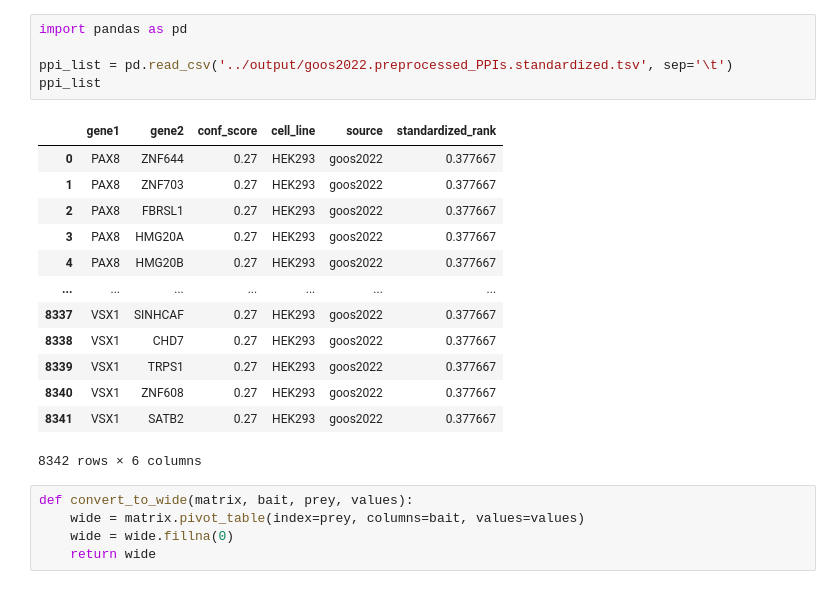
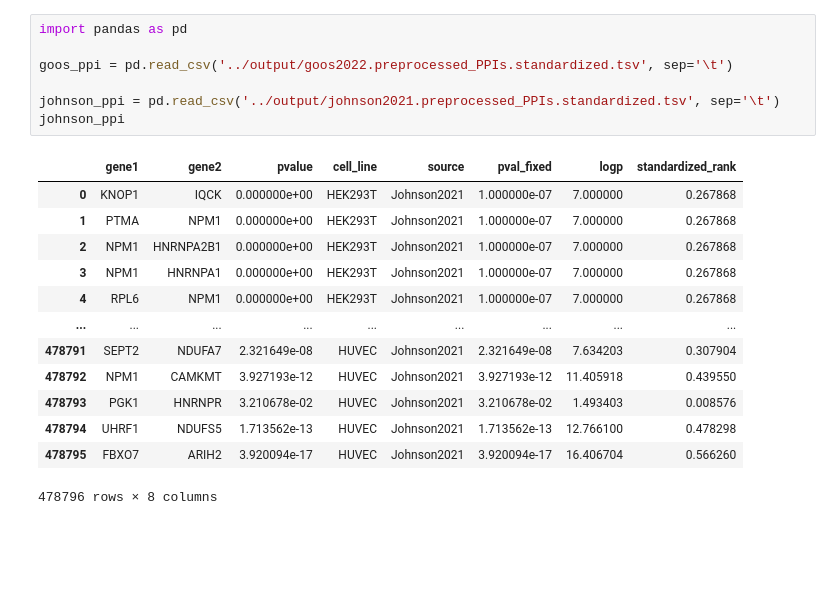
Before and after one commit to hackbio-ca/ppi-prediction-from-rna-seq, a Jupyter notebook: python/ppi_exploration.ipynb, the cells around one changed output. Cells and saved outputs as stored; diff of their text form; blank space fills up the shorter version.

```diff
--- a/python/ppi_exploration.ipynb
+++ b/python/ppi_exploration.ipynb
@@ -1,24 +1,21 @@
 # %%
 import pandas as pd
 
-ppi_list = pd.read_csv('../output/goos2022.preprocessed_PPIs.standardized.tsv', sep='\t')
-ppi_list
+goos_ppi = pd.read_csv('../output/goos2022.preprocessed_PPIs.standardized.tsv', sep='\t')
+
+johnson_ppi = pd.read_csv('../output/johnson2021.preprocessed_PPIs.standardized.tsv', sep='\t')
+johnson_ppi
 # %% [output]
-|  | gene1 | gene2 | conf_score | cell_line | source | standardized_rank |
-| 0 | PAX8 | ZNF644 | 0.27 | HEK293 | goos2022 | 0.377667 |
-| 1 | PAX8 | ZNF703 | 0.27 | HEK293 | goos2022 | 0.377667 |
-| 2 | PAX8 | FBRSL1 | 0.27 | HEK293 | goos2022 | 0.377667 |
-| 3 | PAX8 | HMG20A | 0.27 | HEK293 | goos2022 | 0.377667 |
-| 4 | PAX8 | HMG20B | 0.27 | HEK293 | goos2022 | 0.377667 |
-| ... | ... | ... | ... | ... | ... | ... |
-| 8337 | VSX1 | SINHCAF | 0.27 | HEK293 | goos2022 | 0.377667 |
-| 8338 | VSX1 | CHD7 | 0.27 | HEK293 | goos2022 | 0.377667 |
-| 8339 | VSX1 | TRPS1 | 0.27 | HEK293 | goos2022 | 0.377667 |
-| 8340 | VSX1 | ZNF608 | 0.27 | HEK293 | goos2022 | 0.377667 |
-| 8341 | VSX1 | SATB2 | 0.27 | HEK293 | goos2022 | 0.377667 |
+|  | gene1 | gene2 | pvalue | cell_line | source | pval_fixed | logp | standardized_rank |
+| 0 | KNOP1 | IQCK | 0.000000e+00 | HEK293T | Johnson2021 | 1.000000e-07 | 7.000000 | 0.267868 |
+| 1 | PTMA | NPM1 | 0.000000e+00 | HEK293T | Johnson2021 | 1.000000e-07 | 7.000000 | 0.267868 |
+| 2 | NPM1 | HNRNPA2B1 | 0.000000e+00 | HEK293T | Johnson2021 | 1.000000e-07 | 7.000000 | 0.267868 |
+| 3 | NPM1 | HNRNPA1 | 0.000000e+00 | HEK293T | Johnson2021 | 1.000000e-07 | 7.000000 | 0.267868 |
+| 4 | RPL6 | NPM1 | 0.000000e+00 | HEK293T | Johnson2021 | 1.000000e-07 | 7.000000 | 0.267868 |
+| ... | ... | ... | ... | ... | ... | ... | ... | ... |
+| 478791 | SEPT2 | NDUFA7 | 2.321649e-08 | HUVEC | Johnson2021 | 2.321649e-08 | 7.634203 | 0.307904 |
+| 478792 | NPM1 | CAMKMT | 3.927193e-12 | HUVEC | Johnson2021 | 3.927193e-12 | 11.405918 | 0.439550 |
+| 478793 | PGK1 | HNRNPR | 3.210678e-02 | HUVEC | Johnson2021 | 3.210678e-02 | 1.493403 | 0.008576 |
+| 478794 | UHRF1 | NDUFS5 | 1.713562e-13 | HUVEC | Johnson2021 | 1.713562e-13 | 12.766100 | 0.478298 |
+| 478795 | FBXO7 | ARIH2 | 3.920094e-17 | HUVEC | Johnson2021 | 3.920094e-17 | 16.406704 | 0.566260 |
-8342 rows × 6 columns
+478796 rows × 8 columns
-# %%
-def convert_to_wide(matrix, bait, prey, values):
-    wide = matrix.pivot_table(index=prey, columns=bait, values=values)
-    wide = wide.fillna(0)
-    return wide
```
Also changed, not shown: parts of 16 cells of this notebook, 1 other file.
